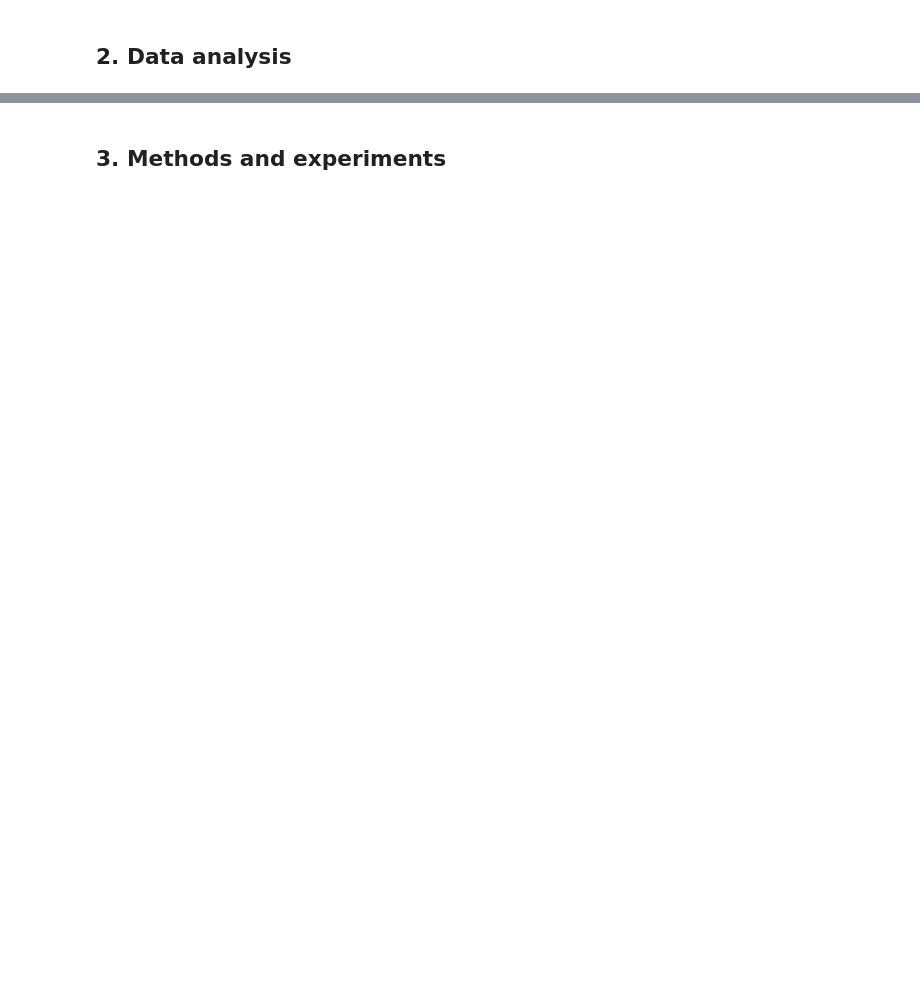
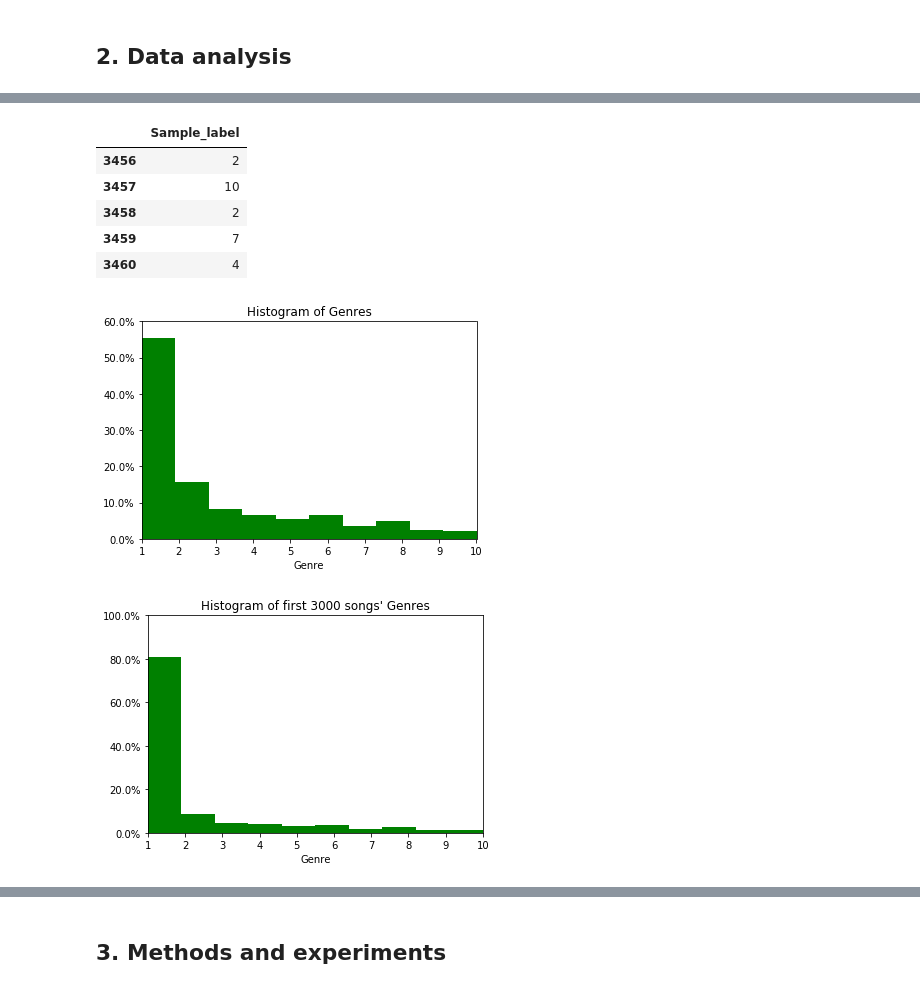
Before and after one commit to sjogres1/MLBP-DAP, a Jupyter notebook: MLBP2018 Project Report Template.ipynb, the cells around one changed output, grey strips where cells are left out. Drawn from its saved outputs; the diff is of its cells as text; code cells hidden in the pictures; blank space fills up the shorter version.

```diff
--- a/MLBP2018 Project Report Template.ipynb
+++ b/MLBP2018 Project Report Template.ipynb
@@ -164,0 +121,29 @@ plt.show()
+# %%
+display(HTML(train_data_labels_df[3456:3461].to_html(max_rows=5)))
+
+n, bins, patches = plt.hist(all_labels, 10, density=1, facecolor='g')
+plt.title('Histogram of Genres')
+plt.axis([1, 10, 0, 0.6])
+plt.xlabel("Genre")
+vals = plt.yticks()
+formatter = FuncFormatter(to_percent)
+plt.gca().yaxis.set_major_formatter(formatter)
+plt.show()
+
+n, bins, patches = plt.hist(all_labels[0:3000], 10, density=1, facecolor='g')
+plt.title("Histogram of first 3000 songs' Genres")
+plt.axis([1, 10, 0, 1])
+plt.xlabel("Genre")
+vals = plt.yticks()
+formatter = FuncFormatter(to_percent)
+plt.gca().yaxis.set_major_formatter(formatter)
+plt.show()
+# %% [output]
+|  | Sample_label |
+| 3456 | 2 |
+| 3457 | 10 |
+| 3458 | 2 |
+| 3459 | 7 |
+| 3460 | 4 |
+[figure, added]
+[figure, added]
```
Also changed, not shown: parts of 41 cells of this notebook, 7 other files.
